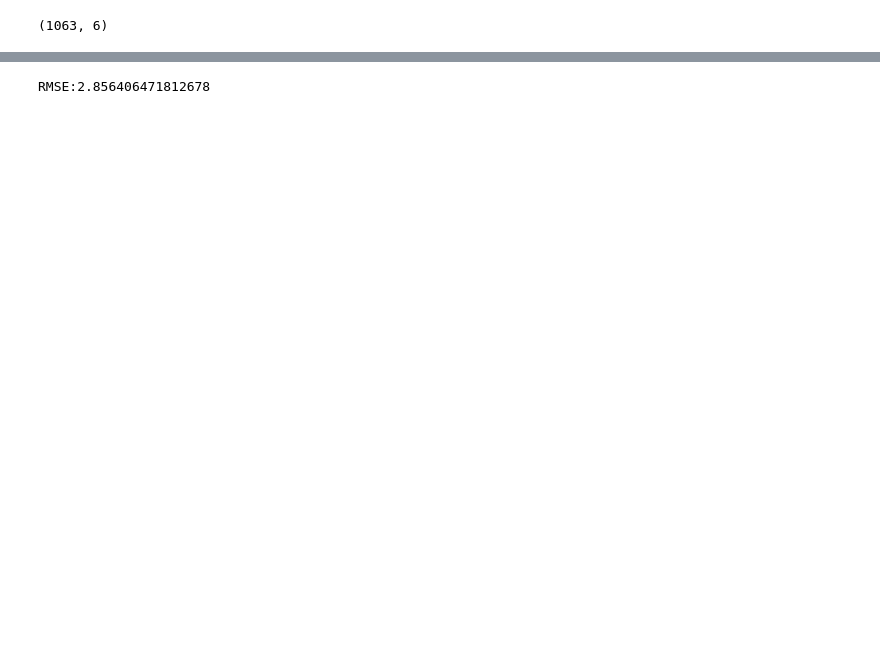
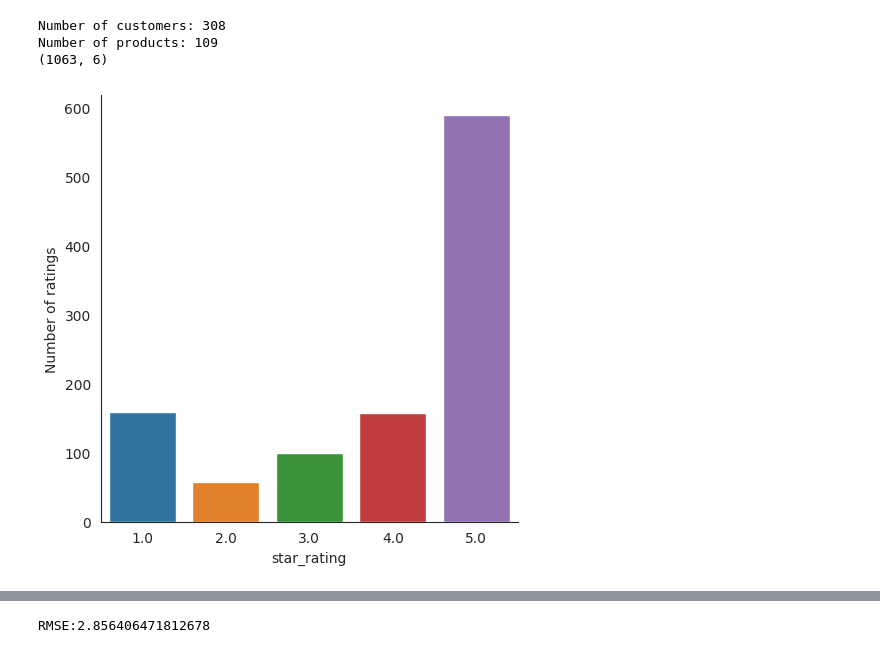
Before and after one commit to Frederico-lp/Recommender-System, a Jupyter notebook: notebook_rs.ipynb, the cells around one changed output, grey strips where cells are left out. Saved outputs shown, nothing was run; the diff lists cells and outputs as text; code cells hidden in the pictures; blank space fills up the shorter version.

Commit message:
Added data analysis

```diff
--- a/notebook_rs.ipynb
+++ b/notebook_rs.ipynb
@@ -2,6 +2,7 @@
 import pandas as pd
 import pickle
 import numpy as np
+import seaborn as sns
 from sklearn.metrics.pairwise import pairwise_distances
 from sklearn.preprocessing import MinMaxScaler
 
@@ -14,17 +15,25 @@ df.columns = ['marketplace', 'customer_id', 'review_id', 'product_id', 'product_
 df.drop(['marketplace', 'product_parent', 'product_title', 'product_category', 'helpful_votes', 'total_votes', 'vine', 'verified_purchase',
          'review_headline'],
         axis='columns', inplace=True)
-
-# Using just a subset of the data (the one with more common id in order for there to be more correlation)
-
-customer_count = df['customer_id'].value_counts()
-customers_with_multiple_reviews = customer_count[customer_count > 3].index
-df = df[df['customer_id'].isin(customers_with_multiple_reviews)]
-
-product_count = df['product_id'].value_counts()
-products_with_multiple_reviews = product_count[product_count > 3].index
-df = df[df['product_id'].isin(products_with_multiple_reviews)]
-
-print(df.shape)
-# %% [output]
-(1063, 6)
+# %%
+# Data analysis
+
+# Ratings distribution
+with sns.axes_style('white'):
+    g = sns.catplot(data=df, aspect=1.0, x="star_rating", kind='count')
+    g.set_ylabels("Number of ratings")
+
+# Numbers in data
+print("Number of customers: " + str(len(np.unique(df.customer_id))))
+print("Number of products: " + str(len(np.unique(df.product_id))))
+
+no_of_rated_products_per_user = df.groupby(by='customer_id')['star_rating'].count().sort_values(ascending=False)
+
+no_of_rated_products_per_user.head()
+
+print(df.shape)
+# %% [output]
+Number of customers: 308
+Number of products: 109
+(1063, 6)
+[figure, added]
```
Also changed, not shown: parts of 4 cells of this notebook.
